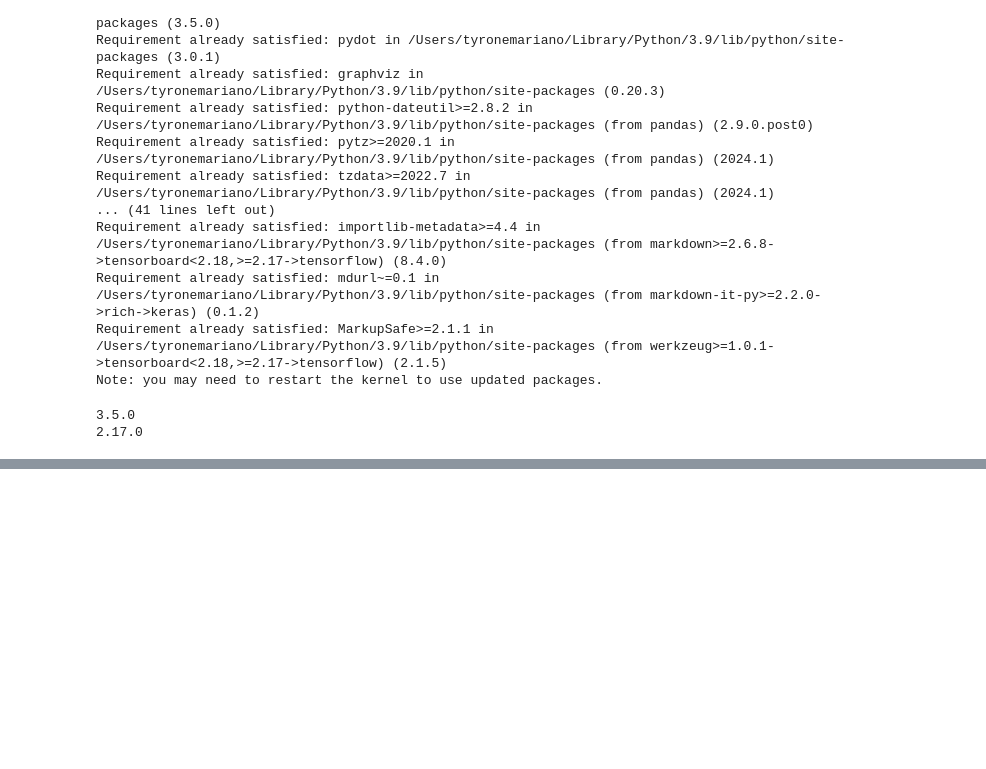
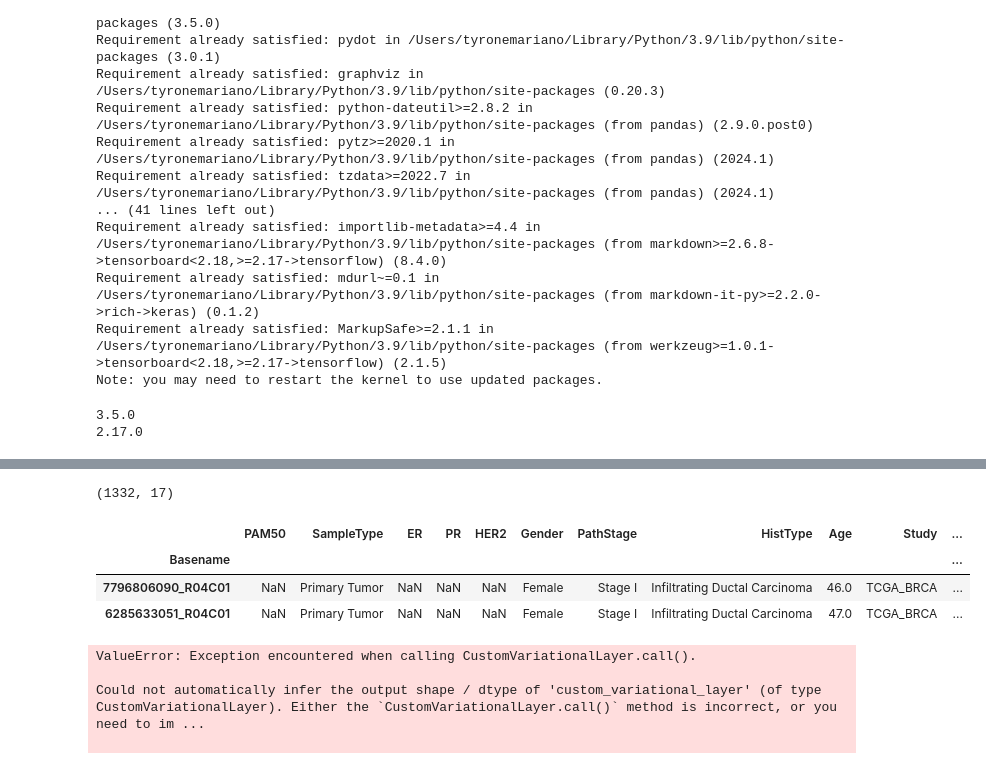
Before and after one commit to ich-bin-tyrone/methyl-vae, a Jupyter notebook: vae.ipynb, the cells around one changed output, grey strips where cells are left out. Saved outputs shown, nothing was run; the diff lists cells and outputs as text; code cells hidden in the pictures; blank space fills up the shorter version.

Commit message:
custom variational layer error

```diff
--- a/vae.ipynb
+++ b/vae.ipynb
@@ -65,0 +159,9 @@ sns.set_context("paper", rc={"font.size":14,"axes.titlesize":15,"axes.labelsize"
+# %%
+print(methyl_df3.shape)
+methyl_df3.head(2)
+# %% [output]
+(1332, 17)
+|  | PAM50 | SampleType | ER | PR | HER2 | Gender | PathStage | HistType | Age | Study | ... |
+| Basename |  |  |  |  |  |  |  |  |  |  | ... |
+| 7796806090_R04C01 | NaN | Primary Tumor | NaN | NaN | NaN | Female | Stage I | Infiltrating Ductal Carcinoma | 46.0 | TCGA_BRCA | ... |
+| 6285633051_R04C01 | NaN | Primary Tumor | NaN | NaN | NaN | Female | Stage I | Infiltrating Ductal Carcinoma | 47.0 | TCGA_BRCA | ... |
@@ -65,0 +210,12 @@ sns.set_context("paper", rc={"font.size":14,"axes.titlesize":15,"axes.labelsize"
+# %%
+adam = optimizers.Adam(learning_rate=0.0005)
+vae_layer = CustomVariationalLayer()([methyl_input, methyl_reconstruct])
+vae = Model(methyl_input, vae_layer)
+vae.compile(optimizer=adam, loss=None, loss_weights=[beta])
+
+vae.summary()
+# %% [output]
+ValueError: Exception encountered when calling CustomVariationalLayer.call().
+
+Could not automatically infer the output shape / dtype of 'custom_variational_layer' (of type CustomVariationalLayer). Either the `CustomVariationalLayer.call()` method is incorrect, or you need to im ...
+
```
Also changed, not shown: parts of 12 cells of this notebook.
